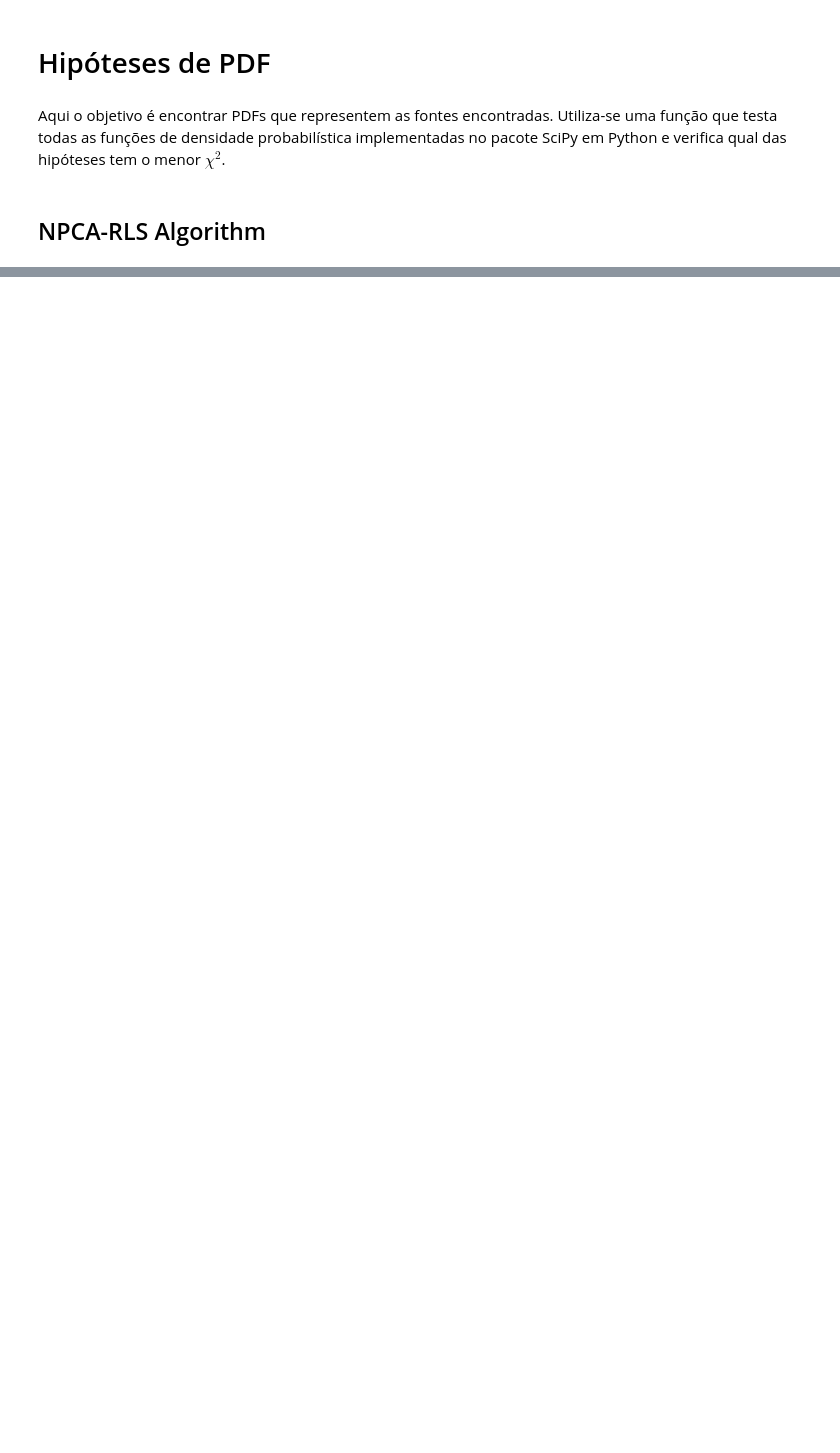
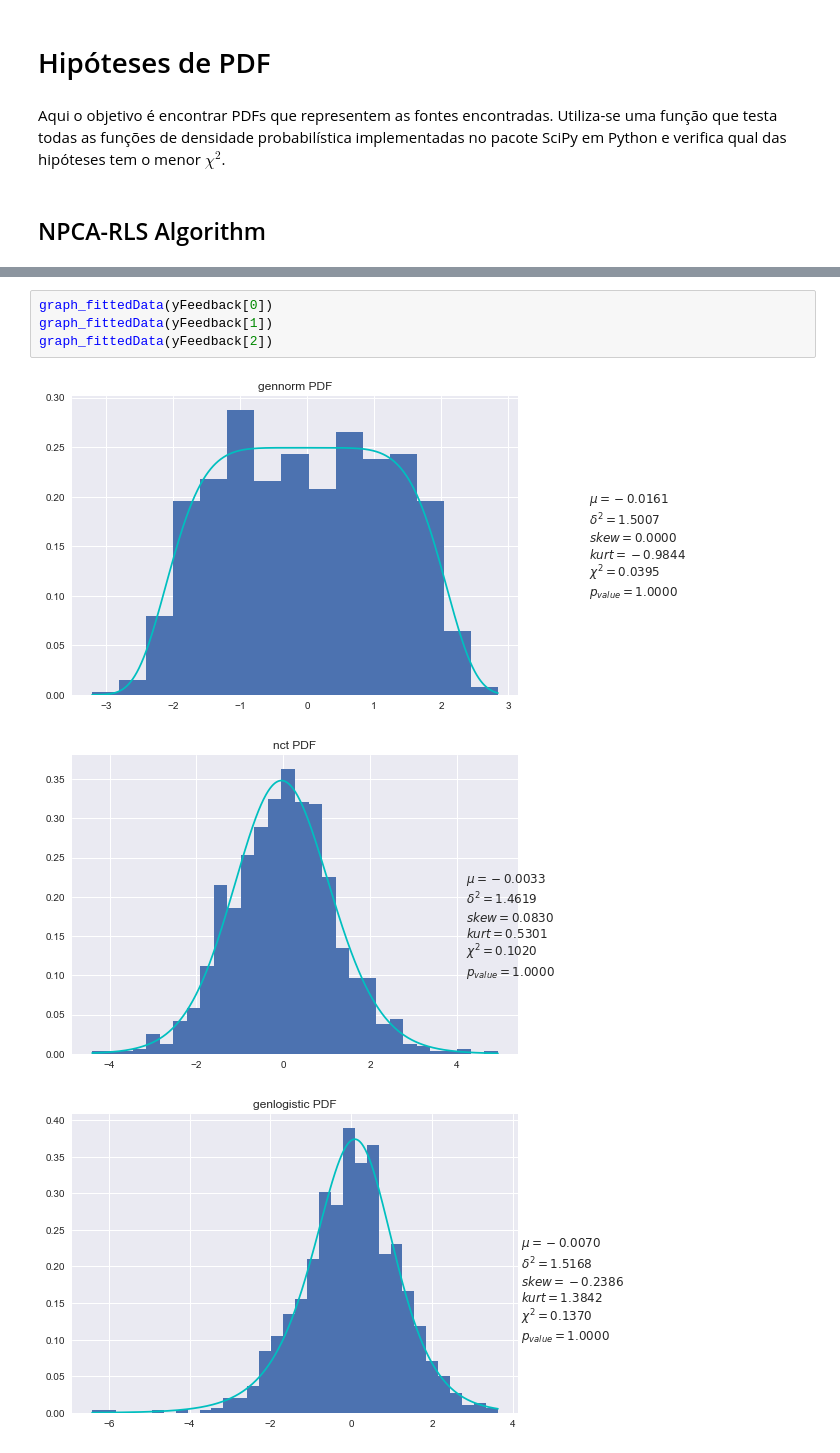
Before and after one commit to crucis/ICA, a Jupyter notebook: Exercicio 1 - 1000.ipynb, the cells around one changed output, grey strips where cells are left out. Drawn from its saved outputs; the diff is of its cells as text; blank space fills up the shorter version.

```diff
--- a/Exercicio 1 - 1000.ipynb
+++ b/Exercicio 1 - 1000.ipynb
@@ -127,0 +134,8 @@ graph_fittedData(yNPCA[2])
+# %%
+graph_fittedData(yFeedback[0])
+graph_fittedData(yFeedback[1])
+graph_fittedData(yFeedback[2])
+# %% [output]
+[figure, added]
+[figure, added]
+[figure, added]
```
Also changed, not shown: parts of 12 cells of this notebook, 6 other files.
